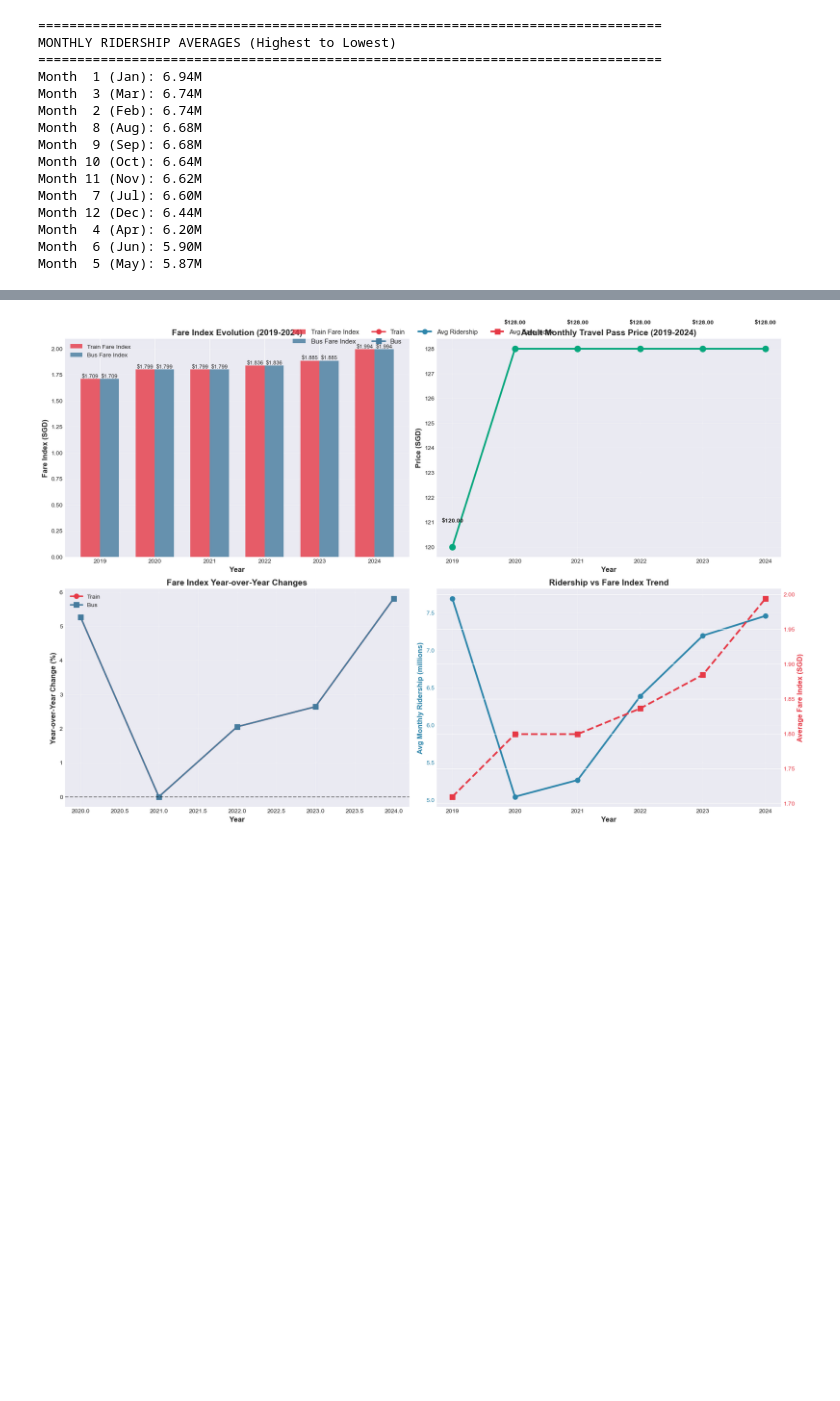
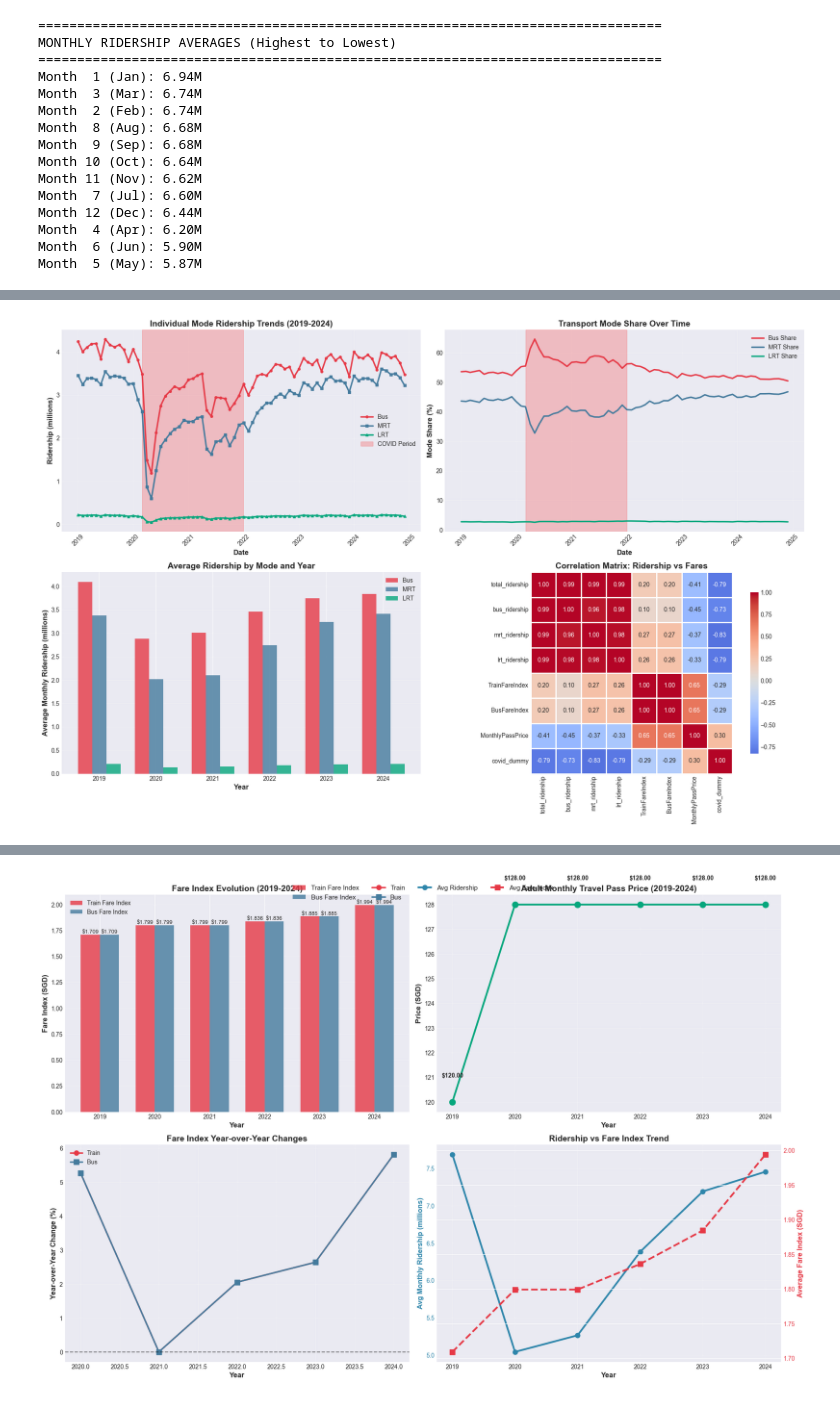
Before and after one commit to dhruvxsethi/CA6002-Project, a Jupyter notebook: SMRT_DATA_work.ipynb, the cells around one changed output, grey strips where cells are left out. Cells and saved outputs as stored; diff of their text form; code cells hidden in the pictures; blank space fills up the shorter version.

```diff
--- a/SMRT_DATA_work.ipynb
+++ b/SMRT_DATA_work.ipynb
@@ -63,7 +126,7 @@ print("="*80)
 
 # Load ridership data
 try:
-    ridership_df = pd.read_excel('ridership monthly(2019-2024).xlsx')
+    ridership_df = pd.read_excel('data/ridership monthly(2019-2024).xlsx')
     print("\n✓ Ridership data loaded successfully!")
     print(f"  Shape: {ridership_df.shape}")
 except Exception as e:
@@ -71,7 +134,7 @@ except Exception as e:
 
 # Load bus fare data
 try:
-    bus_fare_df = pd.read_excel('fare_review(bus)(2019-2024).xlsx')
+    bus_fare_df = pd.read_excel('data/fare_review(bus)(2019-2024).xlsx')
     print("\n✓ Bus fare data loaded successfully!")
     print(f"  Shape: {bus_fare_df.shape}")
 except Exception as e:
@@ -79,7 +142,7 @@ except Exception as e:
 
 # Load train fare data
 try:
-    train_fare_df = pd.read_excel('fare_review(mrt&lrt)(2019-2024).xlsx')
+    train_fare_df = pd.read_excel('data/fare_review(mrt&lrt)(2019-2024).xlsx')
     print("\n✓ Train fare data loaded successfully!")
     print(f"  Shape: {train_fare_df.shape}")
 except Exception as e:
@@ -87,7 +150,7 @@ except Exception as e:
 
 # Load monthly pass data
 try:
-    monthly_pass_df = pd.read_excel('Adult (Monthly Travel Pass2019-2024).xlsx')
+    monthly_pass_df = pd.read_excel('data/Adult (Monthly Travel Pass2019-2024).xlsx')
     print("\n✓ Monthly pass data loaded successfully!")
     print(f"  Shape: {monthly_pass_df.shape}")
 except Exception as e:
@@ -853,0 +1065,76 @@ Month  5 (May): 5.87M
+# %%
+# Additional Analysis: Mode-Specific Trends
+
+fig, axes = plt.subplots(2, 2, figsize=(18, 12))
+
+# 1. Individual mode trends over time
+ax1 = axes[0, 0]
+ax1.plot(master_df['date'], master_df['bus_ridership'], label='Bus', linewidth=2.5, color='#E63946', marker='o', markersize=4)
+ax1.plot(master_df['date'], master_df['mrt_ridership'], label='MRT', linewidth=2.5, color='#457B9D', marker='s', markersize=4)
+ax1.plot(master_df['date'], master_df['lrt_ridership'], label='LRT', linewidth=2.5, color='#06A77D', marker='^', markersize=4)
+ax1.axvspan(pd.Timestamp('2020-03-01'), pd.Timestamp('2021-12-31'), alpha=0.2, color='red', label='COVID Period')
+ax1.set_xlabel('Date', fontsize=12, fontweight='bold')
+ax1.set_ylabel('Ridership (millions)', fontsize=12, fontweight='bold')
+ax1.set_title('Individual Mode Ridership Trends (2019-2024)', fontsize=14, fontweight='bold')
+ax1.legend(loc='best')
+ax1.grid(True, alpha=0.3)
+ax1.tick_params(axis='x', rotation=45)
+
+# 2. Mode share over time
+ax2 = axes[0, 1]
+master_df['bus_share'] = (master_df['bus_ridership'] / master_df['total_ridership']) * 100
+master_df['mrt_share'] = (master_df['mrt_ridership'] / master_df['total_ridership']) * 100
+master_df['lrt_share'] = (master_df['lrt_ridership'] / master_df['total_ridership']) * 100
+
+ax2.plot(master_df['date'], master_df['bus_share'], label='Bus Share', linewidth=2.5, color='#E63946')
+ax2.plot(master_df['date'], master_df['mrt_share'], label='MRT Share', linewidth=2.5, color='#457B9D')
+ax2.plot(master_df['date'], master_df['lrt_share'], label='LRT Share', linewidth=2.5, color='#06A77D')
+ax2.axvspan(pd.Timestamp('2020-03-01'), pd.Timestamp('2021-12-31'), alpha=0.2, color='red')
+ax2.set_xlabel('Date', fontsize=12, fontweight='bold')
+ax2.set_ylabel('Mode Share (%)', fontsize=12, fontweight='bold')
+ax2.set_title('Transport Mode Share Over Time', fontsize=14, fontweight='bold')
+ax2.legend(loc='best')
+ax2.grid(True, alpha=0.3)
+ax2.tick_params(axis='x', rotation=45)
+
+# 3. Yearly averages by mode
+ax3 = axes[1, 0]
+yearly_mode = master_df.groupby('year')[['bus_ridership', 'mrt_ridership', 'lrt_ridership']].mean()
+x = yearly_mode.index
+width = 0.25
+ax3.bar(x - width, yearly_mode['bus_ridership'], width, label='Bus', color='#E63946', alpha=0.8)
+ax3.bar(x, yearly_mode['mrt_ridership'], width, label='MRT', color='#457B9D', alpha=0.8)
+ax3.bar(x + width, yearly_mode['lrt_ridership'], width, label='LRT', color='#06A77D', alpha=0.8)
+ax3.set_xlabel('Year', fontsize=12, fontweight='bold')
+ax3.set_ylabel('Average Monthly Ridership (millions)', fontsize=12, fontweight='bold')
+ax3.set_title('Average Ridership by Mode and Year', fontsize=14, fontweight='bold')
+ax3.legend()
+ax3.grid(True, alpha=0.3, axis='y')
+
+# 4. Correlation heatmap
+ax4 = axes[1, 1]
+corr_vars = ['total_ridership', 'bus_ridership', 'mrt_ridership', 'lrt_ridership',
+             'TrainFareIndex', 'BusFareIndex', 'MonthlyPassPrice', 'covid_dummy']
+corr_matrix = master_df[corr_vars].corr()
+sns.heatmap(corr_matrix, annot=True, fmt='.2f', cmap='coolwarm', center=0,
+            square=True, linewidths=1, cbar_kws={"shrink": 0.8}, ax=ax4)
+ax4.set_title('Correlation Matrix: Ridership vs Fares', fontsize=14, fontweight='bold')
+
+plt.tight_layout()
+plt.savefig('analysis/mode_specific_analysis.png', dpi=300, bbox_inches='tight')
+plt.show()
+
+# Print mode share statistics
+print("="*80)
+print("MODE SHARE STATISTICS")
+print("="*80)
+print(f"\nAverage Mode Share (2019-2024):")
+print(f"  Bus: {master_df['bus_share'].mean():.2f}%")
+print(f"  MRT: {master_df['mrt_share'].mean():.2f}%")
+print(f"  LRT: {master_df['lrt_share'].mean():.2f}%")
+print(f"\nMode Share Range:")
+print(f"  Bus: {master_df['bus_share'].min():.2f}% - {master_df['bus_share'].max():.2f}%")
+print(f"  MRT: {master_df['mrt_share'].min():.2f}% - {master_df['mrt_share'].max():.2f}%")
+print(f"  LRT: {master_df['lrt_share'].min():.2f}% - {master_df['lrt_share'].max():.2f}%")
+# %% [output]
+[figure, added]
```
Also changed, not shown: parts of 28 cells of this notebook, 12 other files.
